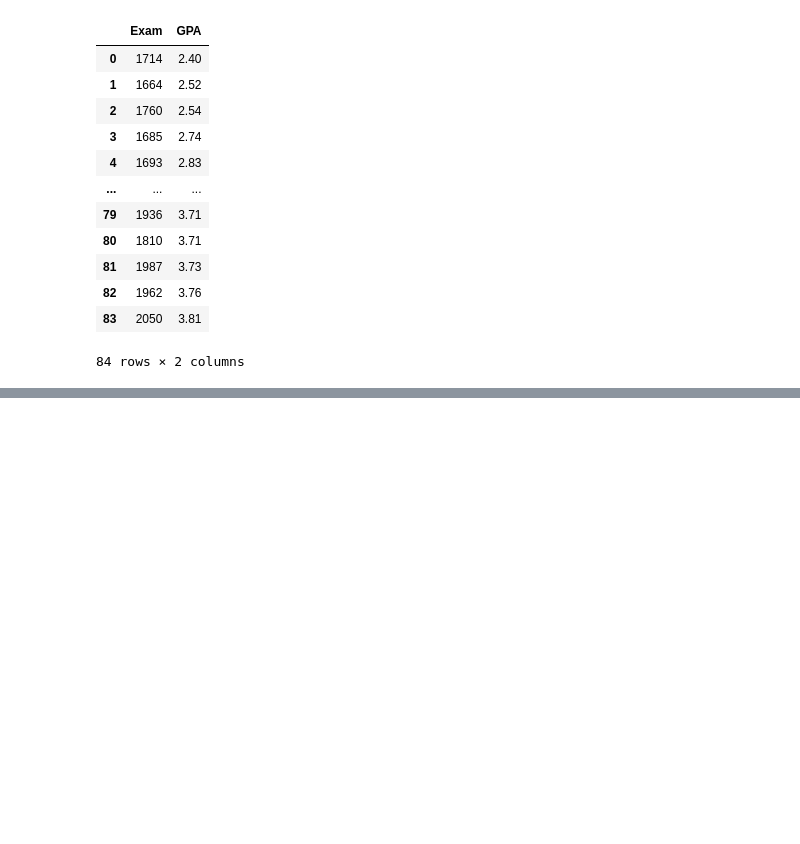
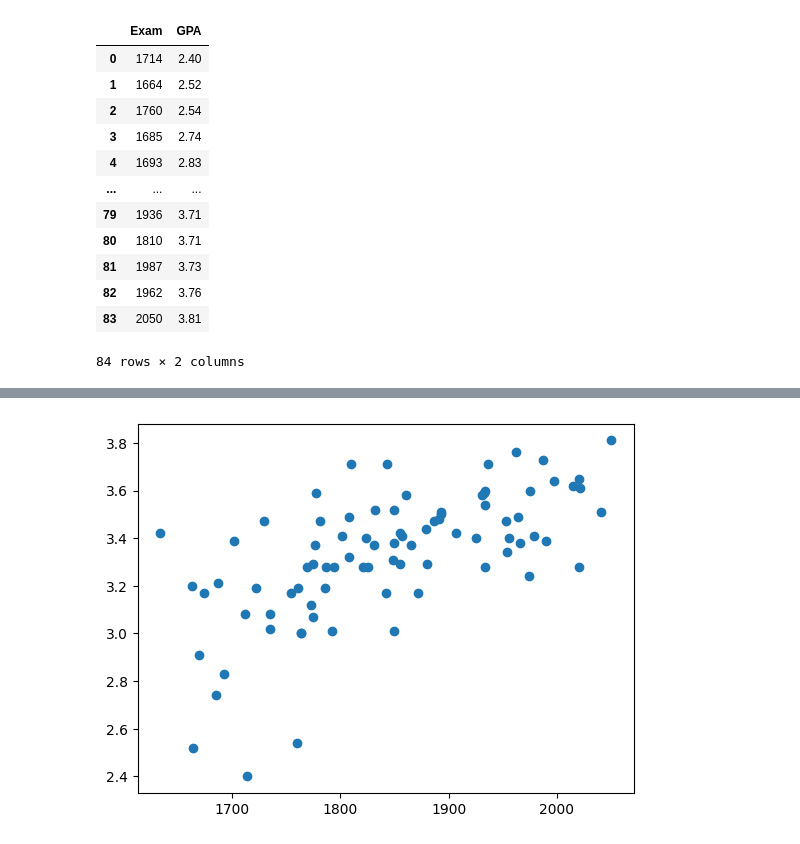
Before and after one commit to Saravanan-20G/Dataset1_Practice, a Jupyter notebook: Dataset_slr.ipynb, the cells around one changed output, grey strips where cells are left out. Cells and saved outputs as stored; diff of their text form; code cells hidden in the pictures; blank space fills up the shorter version.

```diff
--- a/Dataset_slr.ipynb
+++ b/Dataset_slr.ipynb
@@ -29,0 +137,5 @@ Continuous column - Exam,GPA
+# %%
+plt.scatter(x = df.Exam, y = df.GPA, )
+plt.show()
+# %% [output]
+[figure, added]
```
Also changed, not shown: parts of 20 cells of this notebook.
